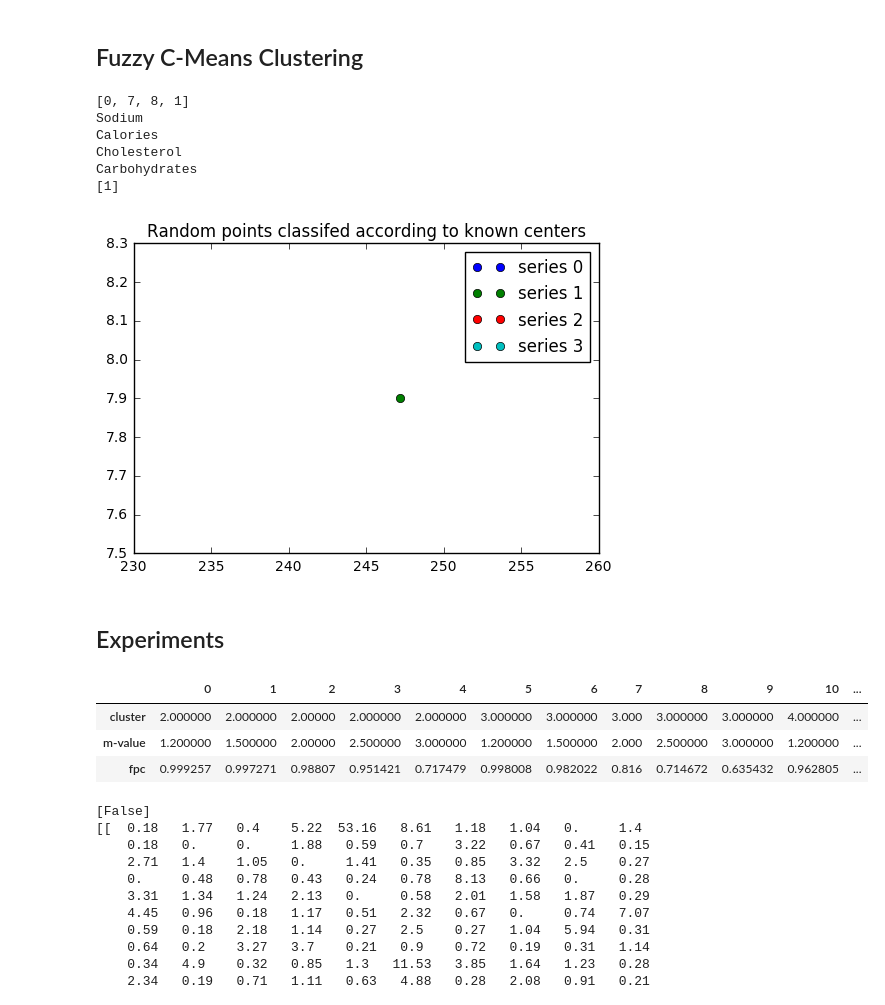
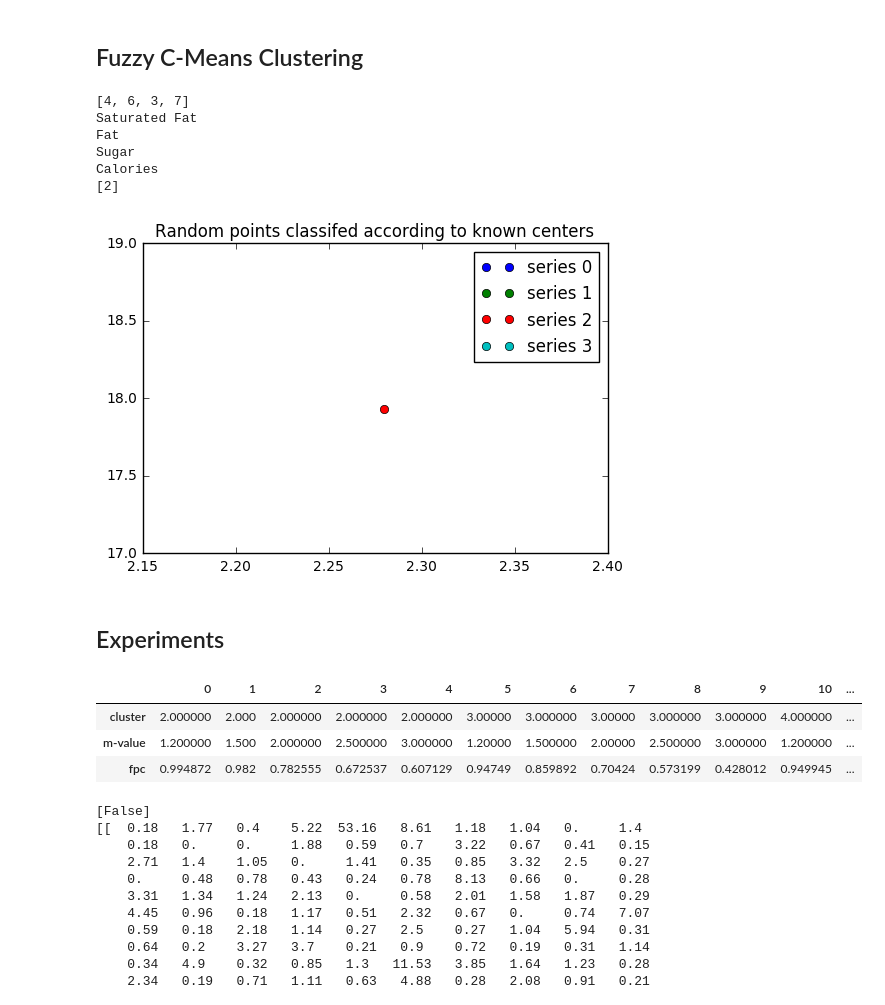
Before and after one commit to amwanjesa/FuzzyFoodieFarm, a Jupyter notebook: Fuzzy Cmeans.ipynb, the cells around one changed output. Drawn from its saved outputs; the diff is of its cells as text; code cells hidden in the pictures.

Commit message:
see fuzzyNutrition: disinguish cluster for each activity

```diff
--- a/Fuzzy Cmeans.ipynb
+++ b/Fuzzy Cmeans.ipynb
@@ -4,6 +4,6 @@
 import json
 
 # get all of the 100 random recipes received from the api (they were saved to a file)
-recipesNutrients = json.load(open("recipesNutrients.txt"))
+recipesNutrients = json.load(open("nutrientPercentages.txt"))
 recipesNutrients
 # %% [output]
@@ -132,37 +132,37 @@ ax3.legend()
 
 plt.show()
 # %% [output]
-[0, 7, 8, 1]
-Sodium
+[4, 6, 3, 7]
+Saturated Fat
+Fat
+Sugar
 Calories
-Cholesterol
-Carbohydrates
-[1]
+[2]
-[figure, old version]
+[figure, new version]
 # %% [markdown]
 ## Experiments
 # %%
 import pandas as pd
 import pickle
 # experiment with which m values and amount of clusters training goes the best by looking at the fpc
 experiments = []
 m_list = [1.2, 1.5, 2, 2.5, 3]
 # check for different amount of clusters
-clf = fuzz.cluster.cmeans(nutrition_vectors.T, 3, 1.2, error=0.005, maxiter=10000, init=None)
+clf = fuzz.cluster.cmeans(nutrition_vectors.T, 4, 1.2, error=0.005, maxiter=10000, init=None)
 with open('cluster.pkl', 'wb') as handle:
                 pickle.dump(clf, handle,  protocol=pickle.HIGHEST_PROTOCOL)
 for nclusters in range(2, 5):
     # check for different amount of m's
     for m in m_list:
         cntrs, _, _, _, _, _, fpc = fuzz.cluster.cmeans(nutrition_vectors.T, nclusters, m, error=0.005, maxiter=1000, init=None)
         experiments.append((nclusters, m, fpc))
 df = pd.DataFrame(experiments, columns=["cluster", "m-value", "fpc"])
 df.T
 # %% [output]
 |  | 0 | 1 | 2 | 3 | 4 | 5 | 6 | 7 | 8 | 9 | 10 | ... |
-| cluster | 2.000000 | 2.000000 | 2.00000 | 2.000000 | 2.000000 | 3.000000 | 3.000000 | 3.000 | 3.000000 | 3.000000 | 4.000000 | ... |
-| m-value | 1.200000 | 1.500000 | 2.00000 | 2.500000 | 3.000000 | 1.200000 | 1.500000 | 2.000 | 2.500000 | 3.000000 | 1.200000 | ... |
-| fpc | 0.999257 | 0.997271 | 0.98807 | 0.951421 | 0.717479 | 0.998008 | 0.982022 | 0.816 | 0.714672 | 0.635432 | 0.962805 | ... |
+| cluster | 2.000000 | 2.000 | 2.000000 | 2.000000 | 2.000000 | 3.00000 | 3.000000 | 3.00000 | 3.000000 | 3.000000 | 4.000000 | ... |
+| m-value | 1.200000 | 1.500 | 2.000000 | 2.500000 | 3.000000 | 1.20000 | 1.500000 | 2.00000 | 2.500000 | 3.000000 | 1.200000 | ... |
+| fpc | 0.994872 | 0.982 | 0.782555 | 0.672537 | 0.607129 | 0.94749 | 0.859892 | 0.70424 | 0.573199 | 0.428012 | 0.949945 | ... |
 # %%
 # this is to make sense of what the u.argmax does (not used for fuzzy cmeans clustering)
 print(u.argmax(axis=0) == j)
```
Also changed, not shown: parts of 1 cell of this notebook.
